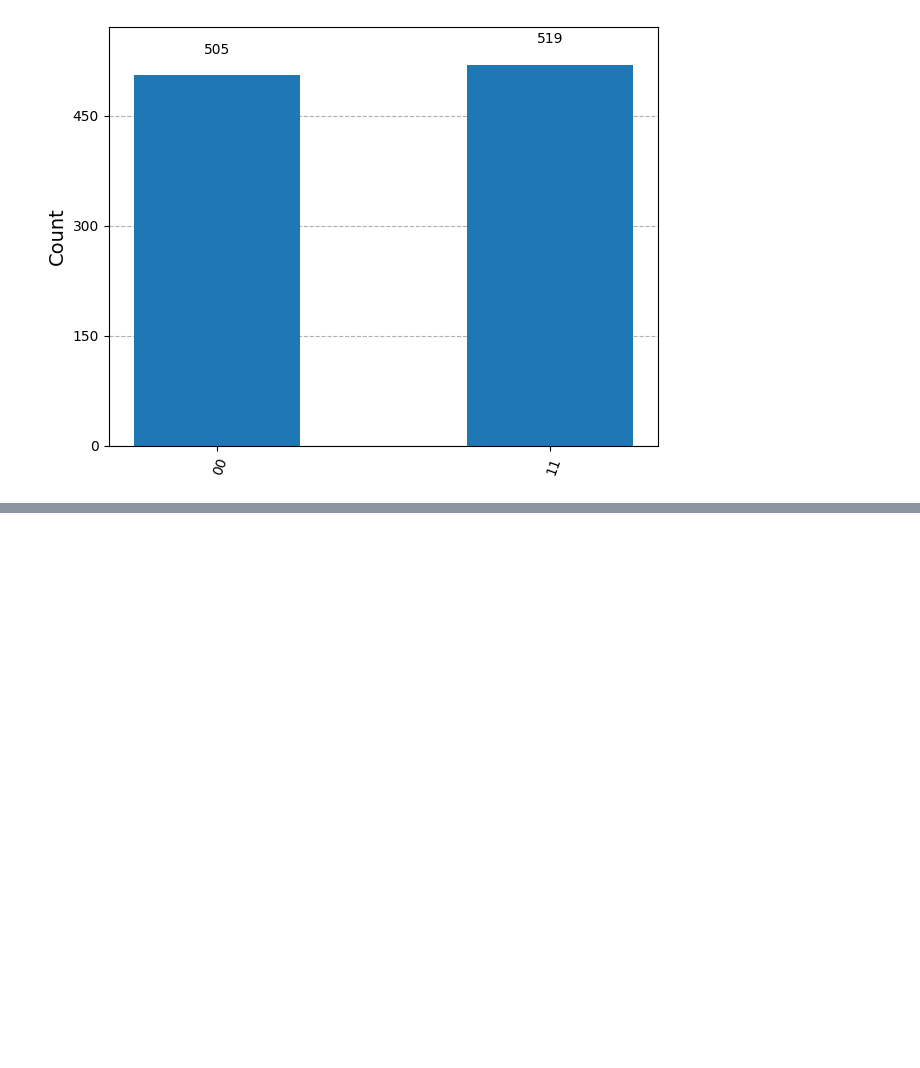
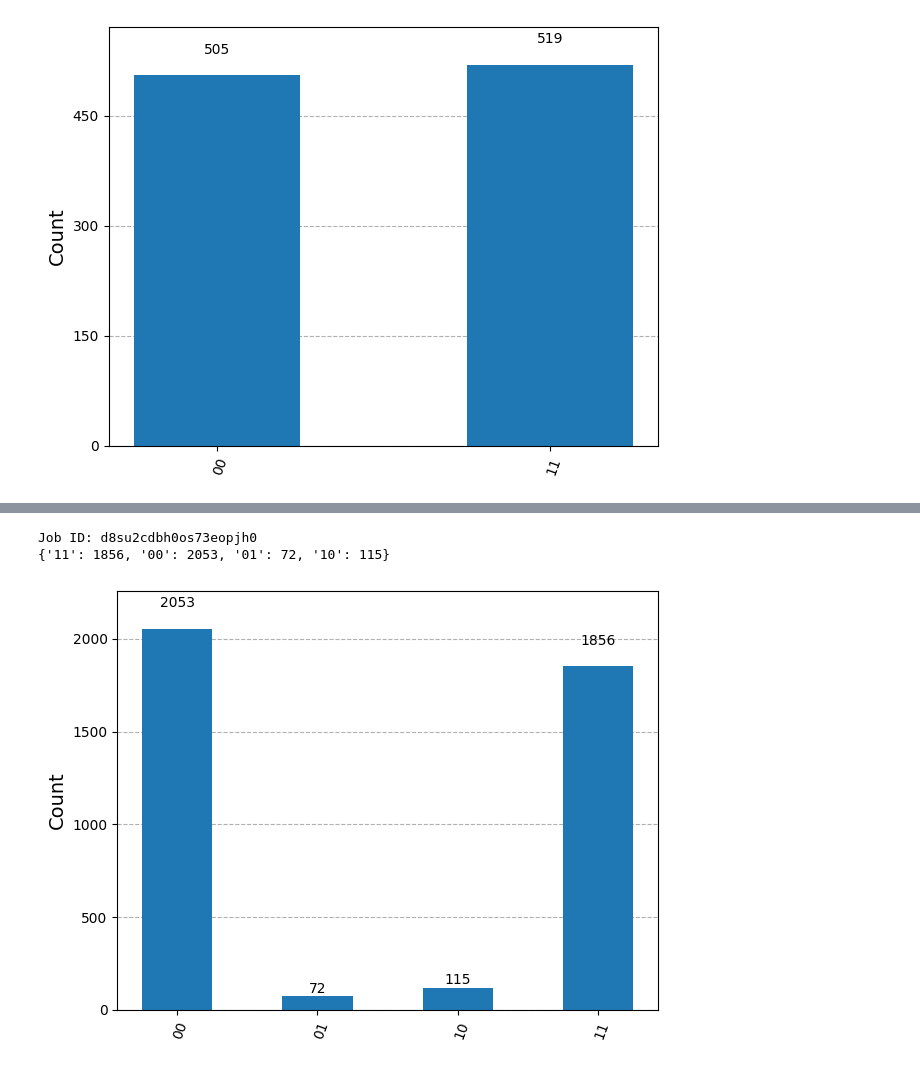
Before and after one commit to Alexash25/IBMQuantumCourse, a Jupyter notebook: 01_environment_setup.ipynb, the cells around one changed output, grey strips where cells are left out. Cells and saved outputs as stored; diff of their text form; code cells hidden in the pictures; blank space fills up the shorter version.

```diff
--- a/01_environment_setup.ipynb
+++ b/01_environment_setup.ipynb
@@ -77,0 +113,19 @@ plot_histogram(counts)
+# %%
+# run bell circuit on IBM quantum hardware
+from qiskit_ibm_runtime import SamplerV2 as Sampler
+
+sampler = Sampler(mode=backend)
+job = sampler.run([isa_bell])
+
+print("Job ID:", job.job_id())
+
+# retrieve resutls
+result = job.result()
+counts = result[0].data.meas.get_counts()
+
+print(counts)
+plot_histogram(counts)
+# %% [output]
+Job ID: d8su2cdbh0os73eopjh0
+{'11': 1856, '00': 2053, '01': 72, '10': 115}
+[figure, added]
```
Also changed, not shown: parts of 2 cells of this notebook, 2 other files.
